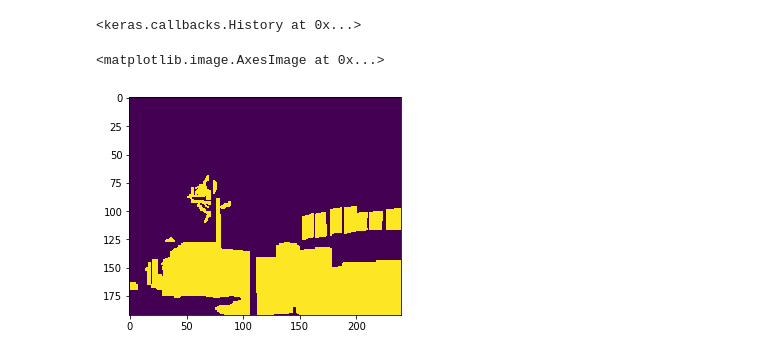
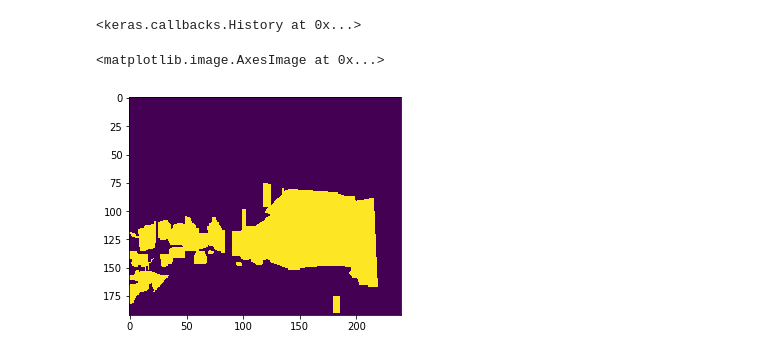
Before and after one commit to marin38/change_detection, a Jupyter notebook: Training NN.ipynb, the cells around one changed output. Cells and saved outputs as stored; diff of their text form; code cells hidden in the pictures.

Commit message:
test metrics

```diff
--- a/Training NN.ipynb
+++ b/Training NN.ipynb
@@ -352,7 +430,8 @@ val_data = os.listdir(DATASET_DIR+'val/1')
 test_dir = DATASET_DIR+'test/'
 test_data = os.listdir(DATASET_DIR+'test/1')
 # %%
-mode='test'
+mode='val'
+all_img=False
 
 if mode=='val':
     data_dir=val_dir
@@ -364,11 +443,15 @@ elif mode=='test':
     data_dir=test_dir
     data=test_data
 
-X = np.empty((len(data), 192, 240, 6))
-y = np.empty((len(data), 192, 240))
+len_data=len(data)
+if not all_img:
+    len_data = 100
+
+X = np.empty((len_data, 192, 240, 6))
+y = np.empty((len_data, 192, 240))
 
 # Generate data
-for i in range(len(data)):
+for i in range(len_data):
     # Store volume
     img_1 = cv2.imread(data_dir+'1/'+data[i])
     img_2 = cv2.imread(data_dir+'2/'+data[i])
@@ -380,8 +463,8 @@ for i in range(len(data)):
 
     y[i, :, :]=img_gt/255
 # %%
-plt.imshow(y[9,:,:])
+plt.imshow(y[0,:,:])
 # %% [output]
 <matplotlib.image.AxesImage at 0x...>
-[figure, old version]
+[figure, new version]
 # %%
```
Also changed, not shown: parts of 17 cells of this notebook.
